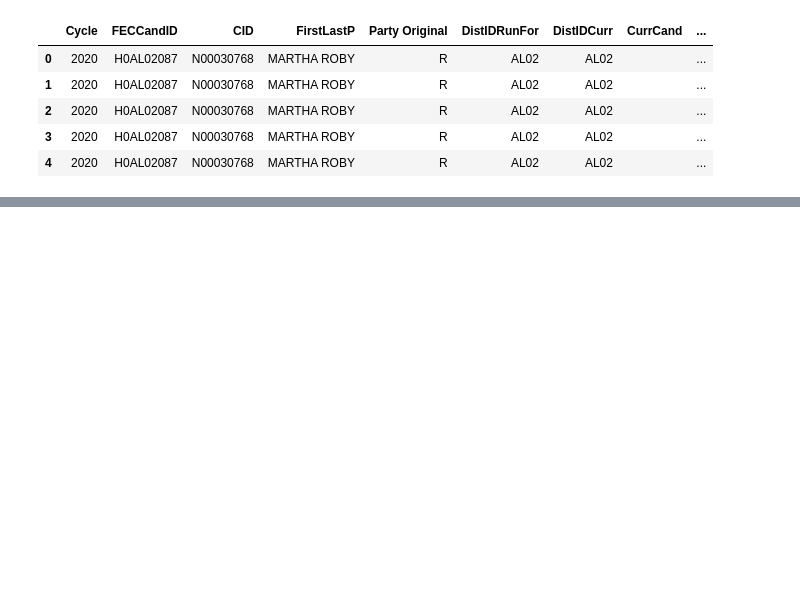
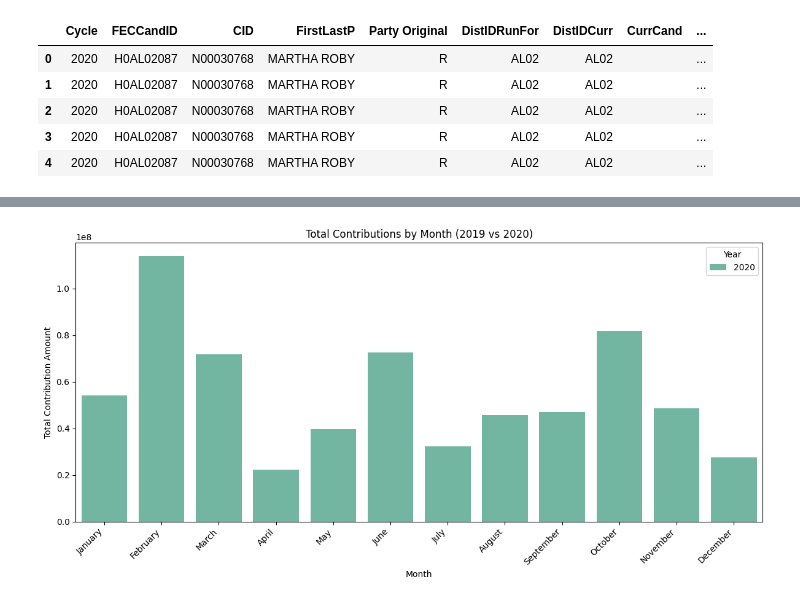
Before and after one commit to marobinette/cfd-project-ds1, a Jupyter notebook: notebooks/Open_Secrets_ETL.ipynb, the cells around one changed output, grey strips where cells are left out. Cells and saved outputs as stored; diff of their text form; code cells hidden in the pictures; blank space fills up the shorter version.

```diff
--- a/notebooks/Open_Secrets_ETL.ipynb
+++ b/notebooks/Open_Secrets_ETL.ipynb
@@ -234,3 +301,45 @@ cand_contrib_df.head()
+# %%
+# Convert PeriodIndex to DataFrame and reset the index
+monthly_sum_df = monthly_sum.reset_index()
+
+# Convert Period to timestamp
+monthly_sum_df['contrib_date'] = monthly_sum_df['contrib_date'].dt.to_timestamp()
+
+# Extract month name and year
+monthly_sum_df['month'] = monthly_sum_df['contrib_date'].dt.strftime('%B')
+monthly_sum_df['year'] = monthly_sum_df['contrib_date'].dt.year
+
+# Ensure months are in correct chronological order
+month_order = [
+    'January', 'February', 'March', 'April', 'May', 'June',
+    'July', 'August', 'September', 'October', 'November', 'December'
+]
+monthly_sum_df['month'] = pd.Categorical(monthly_sum_df['month'], categories=month_order, ordered=True)
+
+# Filter for 2019 and 2020 only (if you have other years)
+monthly_sum_df = monthly_sum_df[monthly_sum_df['year'].isin([2020])]
+
+# Create the grouped bar plot
+plt.figure(figsize=(12, 6))
+sns.barplot(
+    data=monthly_sum_df,
+    x='month',
+    y='contrib_amount',
+    hue='year',
+    palette='Set2'
+)
+
+# Beautify the plot
+plt.title("Total Contributions by Month (2019 vs 2020)")
+plt.xlabel("Month")
+plt.ylabel("Total Contribution Amount")
+plt.legend(title="Year")
+plt.xticks(rotation=45, ha='right')
+plt.tight_layout()
+
+plt.show()
+# %% [output]
+[figure, added]
 # %%
 # Create a data frame that only has the files we need for matching
 
```
Also changed, not shown: parts of 7 cells of this notebook, 5 other files.
